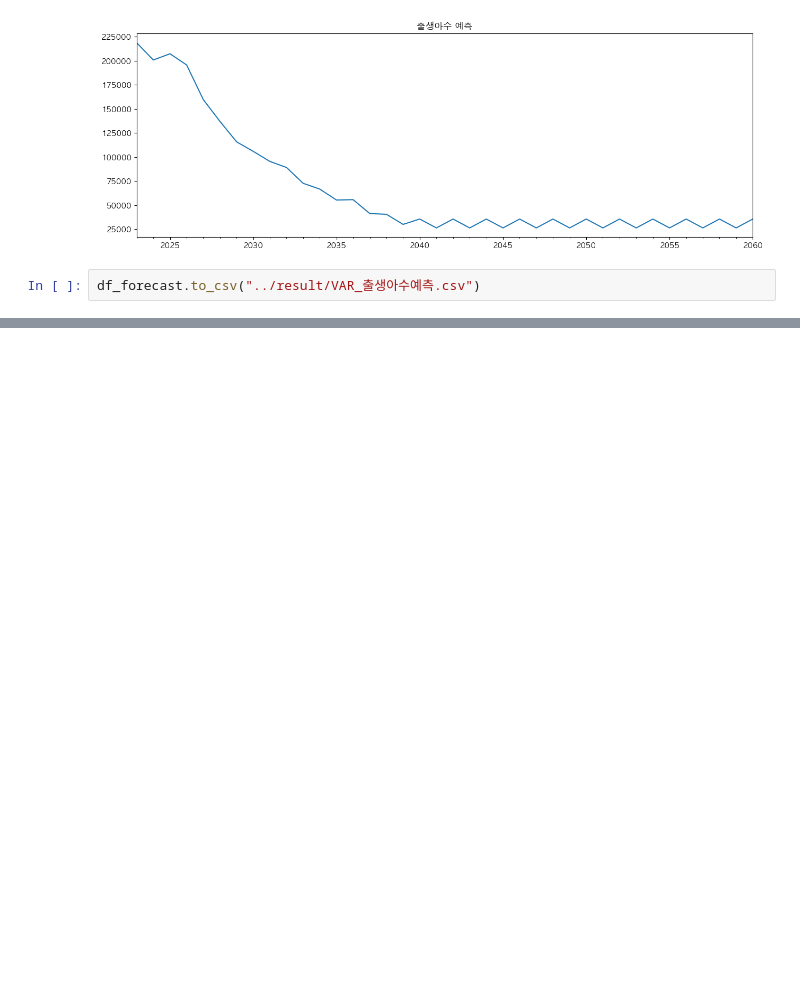
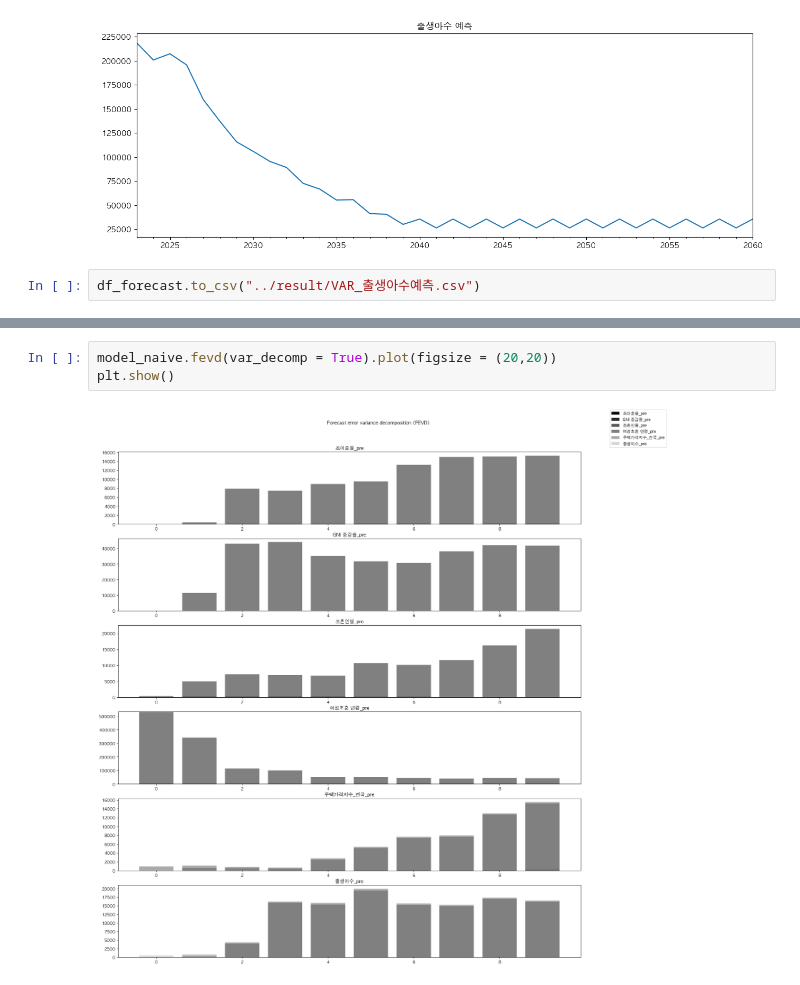
Before and after one commit to MinkyuRamen/2023KDS-HACKATHON, a Jupyter notebook: modeling/VAR_modeling.ipynb, the cells around one changed output, grey strips where cells are left out. Cells and saved outputs as stored; diff of their text form; blank space fills up the shorter version.

```diff
--- a/modeling/VAR_modeling.ipynb
+++ b/modeling/VAR_modeling.ipynb
@@ -412,0 +424,5 @@ df_forecast.to_csv("../result/VAR_출생아수예측.csv")
+# %%
+model_naive.fevd(var_decomp = True).plot(figsize = (20,20))
+plt.show()
+# %% [output]
+[figure, added]
```
Also changed, not shown: parts of 2 cells of this notebook, 4 other files.
